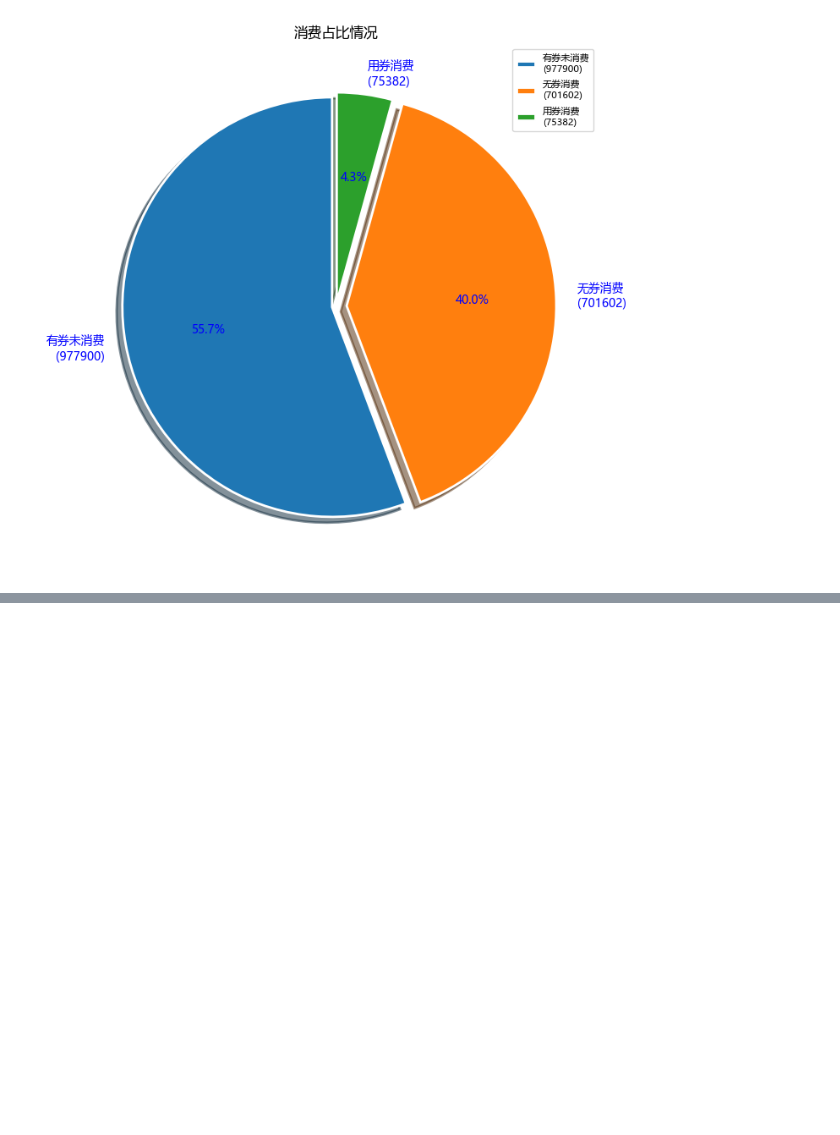
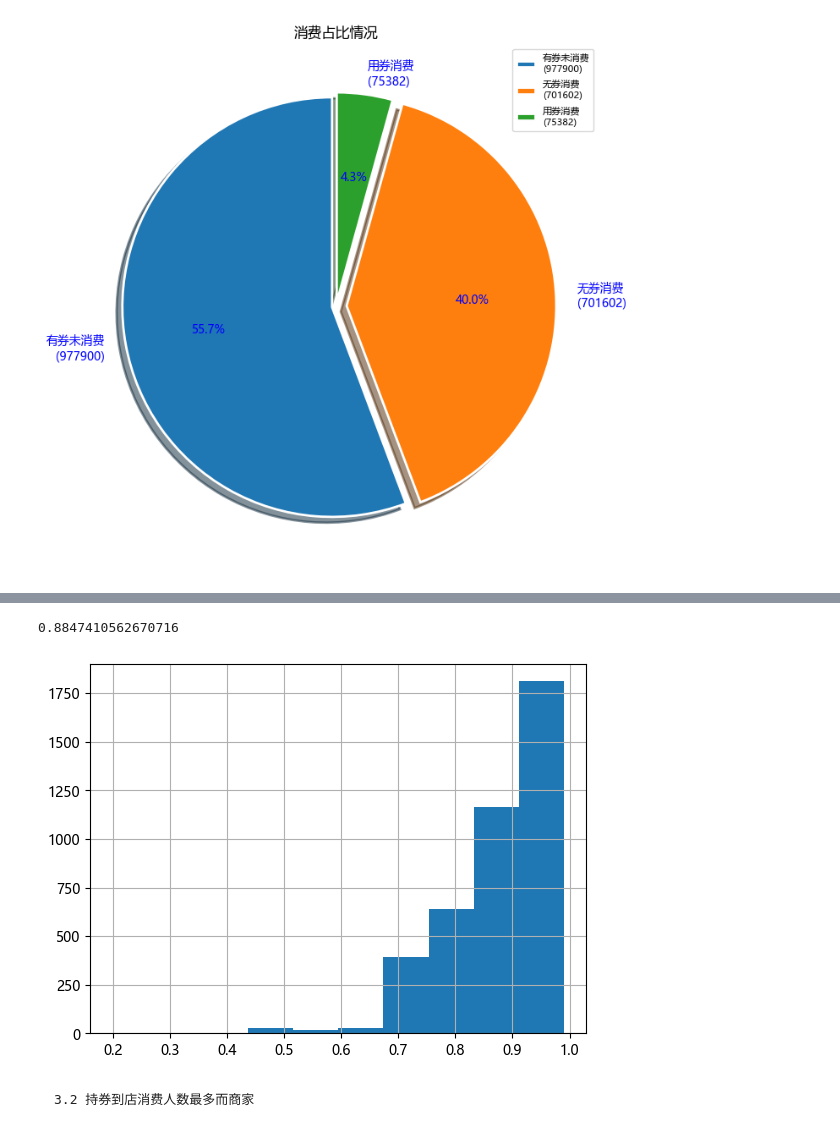
Before and after one commit to Fade-Smile/Basic-of-Data-Analyst, a Jupyter notebook: Project/5. O2O_Coupon usage analysis.ipynb, the cells around one changed output, grey strips where cells are left out. Drawn from its saved outputs; the diff is of its cells as text; code cells hidden in the pictures; blank space fills up the shorter version.

```diff
--- a/Project/5. O2O_Coupon usage analysis.ipynb
+++ b/Project/5. O2O_Coupon usage analysis.ipynb
@@ -185,0 +230,10 @@ Text(0.5, 1.0, '消费占比情况')
+# %%
+Merchant_discount_rate = cpon_consume.groupby('Merchant_id')['Discount_rate'].mean()
+Merchant_discount_rate.sort_values()
+Merchant_discount_rate.hist()
+Merchant_discount_rate.mean()   # 所有商家饿平均折扣为: 0.88
+# %% [output]
+0.8847410562670716
+[figure, added]
+# %% [markdown]
+    3.2 持券到店消费人数最多而商家
```
Also changed, not shown: parts of 23 cells of this notebook.
